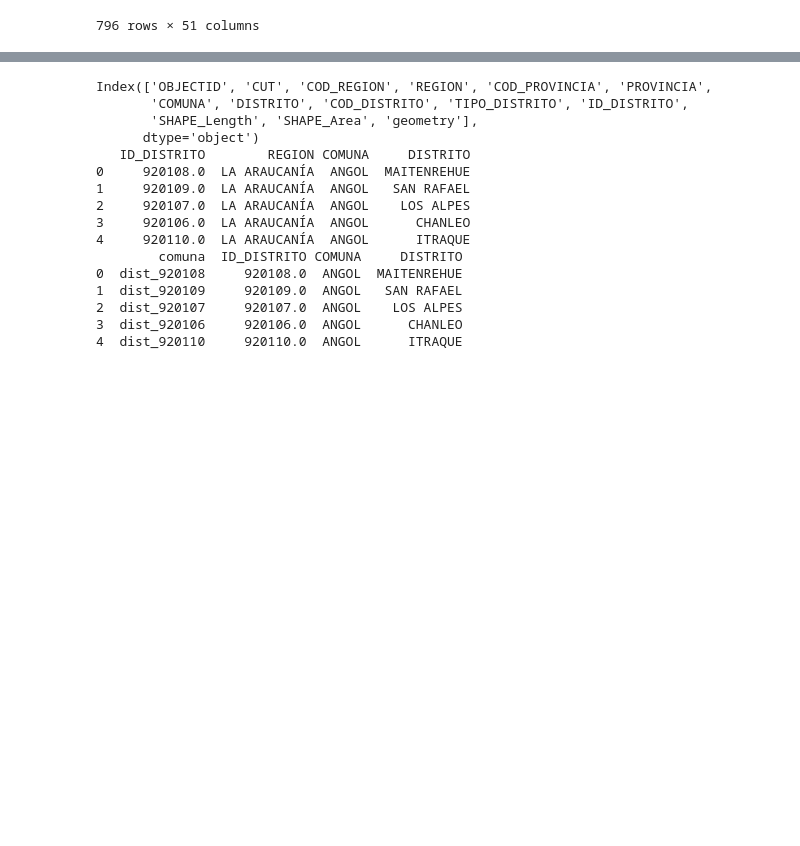
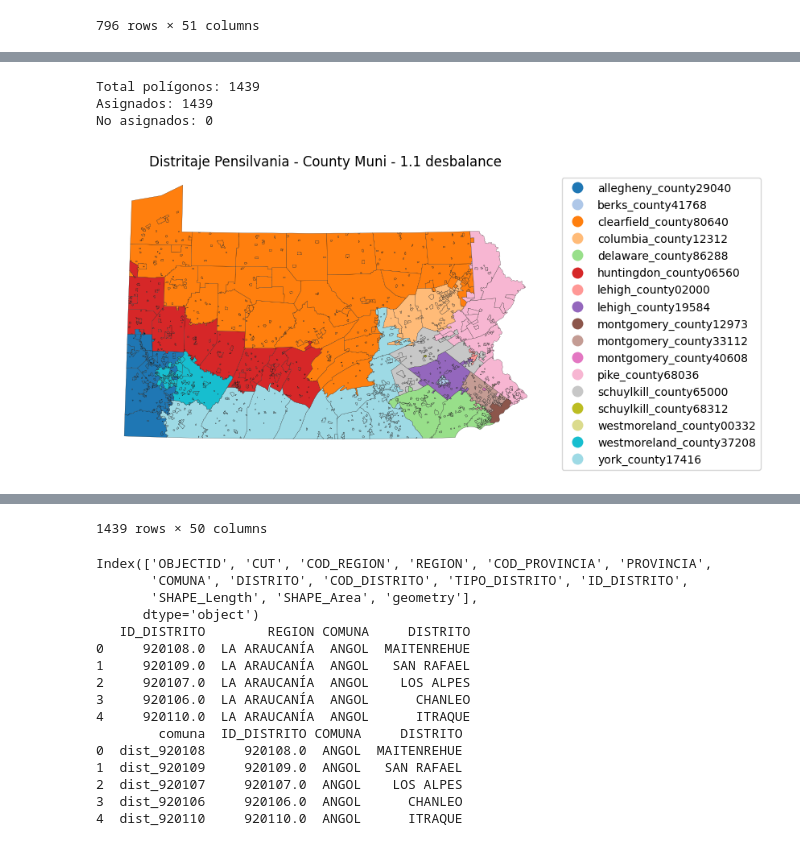
Before and after one commit to Andresdiazdcd/Tesis, a Jupyter notebook: Códigos/Graficos.ipynb, the cells around one changed output, grey strips where cells are left out. Drawn from its saved outputs; the diff is of its cells as text; code cells hidden in the pictures; blank space fills up the shorter version.

```diff
--- a/Códigos/Graficos.ipynb
+++ b/Códigos/Graficos.ipynb
@@ -90,0 +117,13 @@ No asignados: 0
+# %%
+graficar_eeuu_desde_asignaciones_csv(
+    "resultados_eeuu_county_muni/pa_sys/t_034/t_034_asignaciones.csv",
+    "DataEEUU2/pa_paper_county_muni/nodes.geojson",
+    "MAPAS_EEUU_GRAFICOS/mapa_pensilvania_county_muni_t034.png",
+    titulo="Distritaje Pensilvania - County Muni - 1.1 desbalance",
+    col_geo="county_muni"
+)
+# %% [output]
+Total polígonos: 1439
+Asignados: 1439
+No asignados: 0
+[figure, added]
@@ -90,0 +142 @@ No asignados: 0
+1439 rows × 50 columns
```
Also changed, not shown: parts of 10 cells of this notebook, 10 other files.
